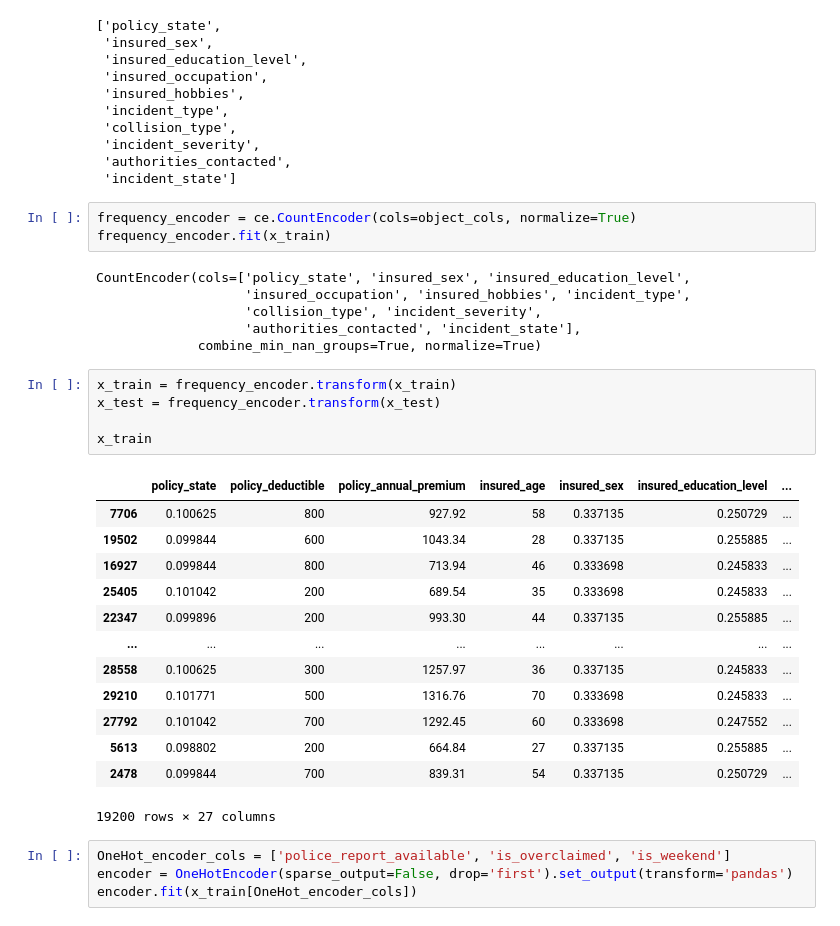
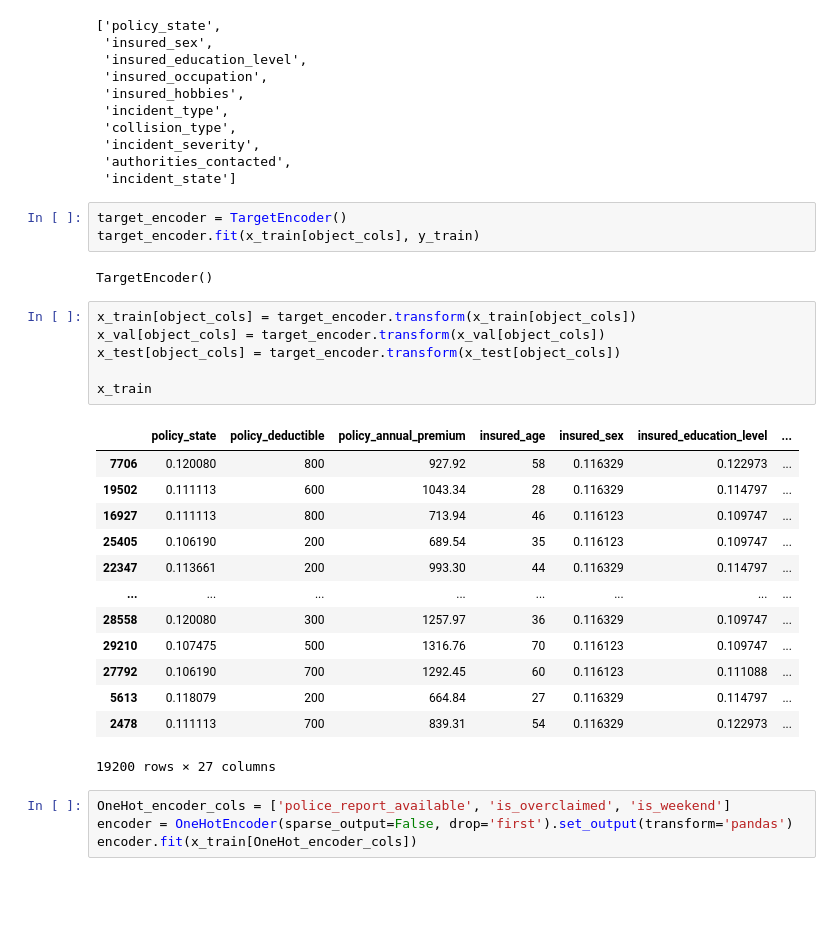
Before and after one commit to Salma-M-H/Car_Fraud_Insurance_Detection, a Jupyter notebook: car_insurance_fraud_detection.ipynb, the cells around one changed output. Drawn from its saved outputs; the diff is of its cells as text; blank space fills up the shorter version.

```diff
--- a/car_insurance_fraud_detection.ipynb
+++ b/car_insurance_fraud_detection.ipynb
@@ -438,32 +441,29 @@ object_cols
  'authorities_contacted',
  'incident_state']
 # %%
-frequency_encoder = ce.CountEncoder(cols=object_cols, normalize=True)
-frequency_encoder.fit(x_train)
+target_encoder = TargetEncoder()
+target_encoder.fit(x_train[object_cols], y_train)
 # %% [output]
-CountEncoder(cols=['policy_state', 'insured_sex', 'insured_education_level',
-                   'insured_occupation', 'insured_hobbies', 'incident_type',
-                   'collision_type', 'incident_severity',
-                   'authorities_contacted', 'incident_state'],
-             combine_min_nan_groups=True, normalize=True)
+TargetEncoder()
 # %%
-x_train = frequency_encoder.transform(x_train)
-x_test = frequency_encoder.transform(x_test)
+x_train[object_cols] = target_encoder.transform(x_train[object_cols])
+x_val[object_cols] = target_encoder.transform(x_val[object_cols])
+x_test[object_cols] = target_encoder.transform(x_test[object_cols])
 
 x_train
 # %% [output]
 |  | policy_state | policy_deductible | policy_annual_premium | insured_age | insured_sex | insured_education_level | ... |
-| 7706 | 0.100625 | 800 | 927.92 | 58 | 0.337135 | 0.250729 | ... |
-| 19502 | 0.099844 | 600 | 1043.34 | 28 | 0.337135 | 0.255885 | ... |
-| 16927 | 0.099844 | 800 | 713.94 | 46 | 0.333698 | 0.245833 | ... |
-| 25405 | 0.101042 | 200 | 689.54 | 35 | 0.333698 | 0.245833 | ... |
-| 22347 | 0.099896 | 200 | 993.30 | 44 | 0.337135 | 0.255885 | ... |
+| 7706 | 0.120080 | 800 | 927.92 | 58 | 0.116329 | 0.122973 | ... |
+| 19502 | 0.111113 | 600 | 1043.34 | 28 | 0.116329 | 0.114797 | ... |
+| 16927 | 0.111113 | 800 | 713.94 | 46 | 0.116123 | 0.109747 | ... |
+| 25405 | 0.106190 | 200 | 689.54 | 35 | 0.116123 | 0.109747 | ... |
+| 22347 | 0.113661 | 200 | 993.30 | 44 | 0.116329 | 0.114797 | ... |
 | ... | ... | ... | ... | ... | ... | ... | ... |
-| 28558 | 0.100625 | 300 | 1257.97 | 36 | 0.337135 | 0.245833 | ... |
-| 29210 | 0.101771 | 500 | 1316.76 | 70 | 0.333698 | 0.245833 | ... |
-| 27792 | 0.101042 | 700 | 1292.45 | 60 | 0.333698 | 0.247552 | ... |
-| 5613 | 0.098802 | 200 | 664.84 | 27 | 0.337135 | 0.255885 | ... |
-| 2478 | 0.099844 | 700 | 839.31 | 54 | 0.337135 | 0.250729 | ... |
+| 28558 | 0.120080 | 300 | 1257.97 | 36 | 0.116329 | 0.109747 | ... |
+| 29210 | 0.107475 | 500 | 1316.76 | 70 | 0.116123 | 0.109747 | ... |
+| 27792 | 0.106190 | 700 | 1292.45 | 60 | 0.116123 | 0.111088 | ... |
+| 5613 | 0.118079 | 200 | 664.84 | 27 | 0.116329 | 0.114797 | ... |
+| 2478 | 0.111113 | 700 | 839.31 | 54 | 0.116329 | 0.122973 | ... |
 19200 rows × 27 columns
 # %%
 OneHot_encoder_cols = ['police_report_available', 'is_overclaimed', 'is_weekend']
```
Also changed, not shown: parts of 39 cells of this notebook.
